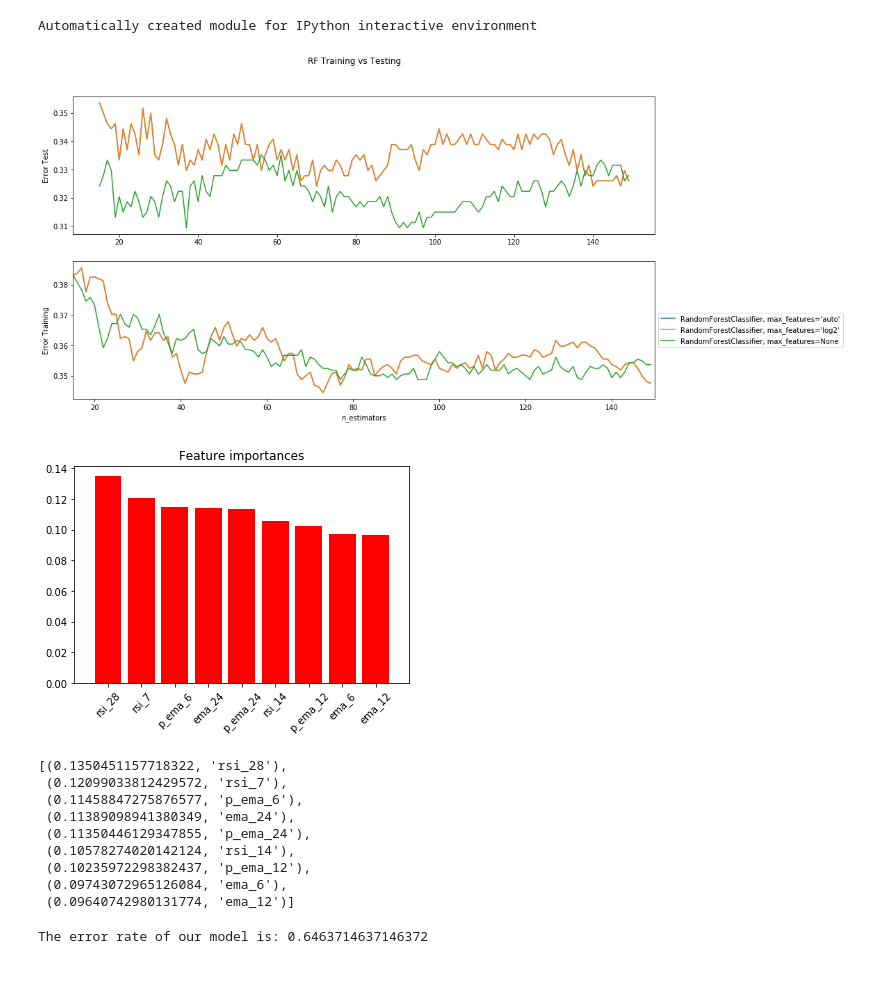
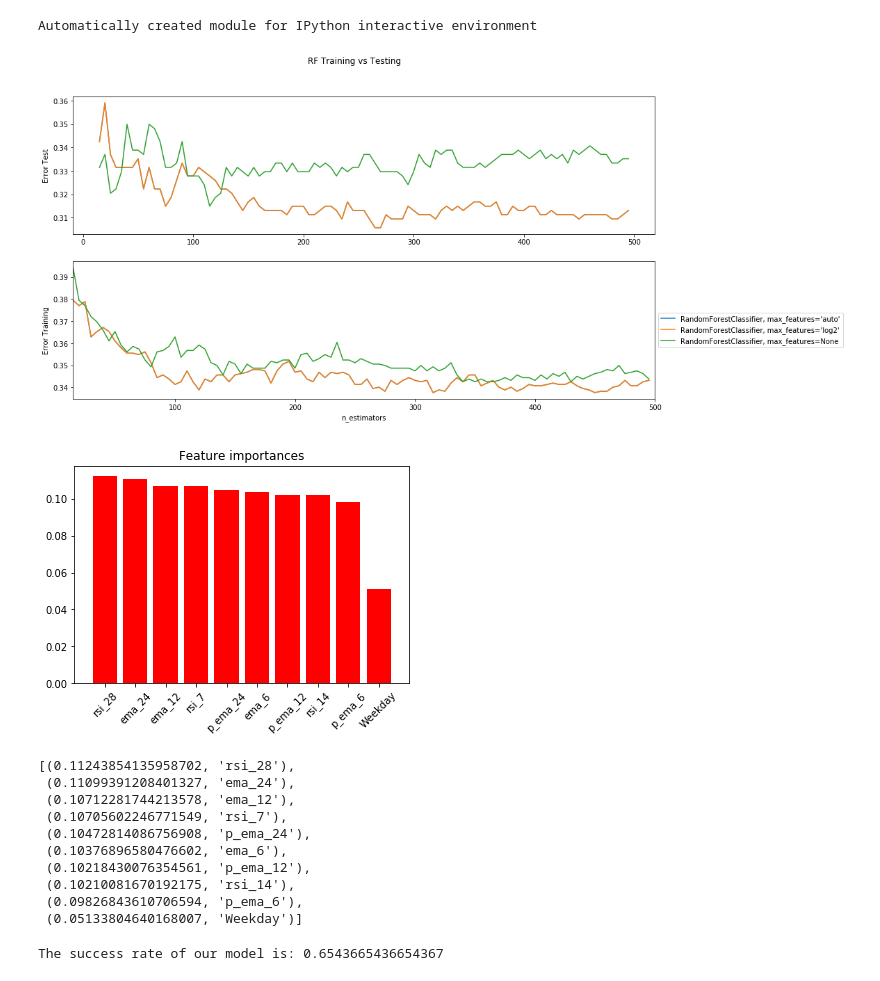
Before and after one commit to Frankie-Figz/Arbitra, a Jupyter notebook: simple-presentation.ipynb, the cells around one changed output. Cells and saved outputs as stored; diff of their text form; code cells hidden in the pictures.

```diff
--- a/simple-presentation.ipynb
+++ b/simple-presentation.ipynb
@@ -148,6 +156,10 @@ df
 # Clean NaN values
 df = ta.utils.dropna(df)
 # %%
+def day_of_week_standard_form(string_date):
+    date_object = dt.datetime.strptime(string_date, "%Y-%m-%d")
+    return date_object.dayofweek
+
 # Exponential Moving Averages indicators
 ema_6 = ta.trend.ema_indicator(close = df["Close"], n = 6)
 ema_12 = ta.trend.ema_indicator(close = df["Close"], n = 12)
@@ -157,6 +169,8 @@ ema_24 = ta.trend.ema_indicator(close = df["Close"], n = 24)
 rsi_14 = ta.momentum.RSIIndicator(df["Close"], n = 14)
 rsi_7 = ta.momentum.RSIIndicator(df["Close"], n = 7)
 rsi_28 = ta.momentum.RSIIndicator(df["Close"], n = 28)
+
+
 
 # Create new columns based on the indicators
 df["ema_6"] = ema_6
@@ -168,6 +182,10 @@ df["p_ema_24"] = df["ema_24"] / df["Close"]
 df["rsi_7"] = rsi_7.rsi()
 df["rsi_14"] = rsi_14.rsi()
 df["rsi_28"] = rsi_28.rsi()
+# df["Weekday"] = df["Date"].map(day_of_week_standard_form)
+
+df["Date"] = df["Date"].map(lambda x: dt.datetime.strptime(x, "%Y-%m-%d"))
+df["Weekday"] = df["Date"].dt.dayofweek
 # %%
 df
 # %% [output]
@@ -193,21 +211,14 @@ df.dropna(inplace = True)
 #
 # License: BSD 3 Clause
 
-import matplotlib.pyplot as plt
-from collections import OrderedDict
-from sklearn.datasets import make_classification
-from sklearn.ensemble import RandomForestClassifier
-
 print(__doc__)
-
 RANDOM_STATE = 123
-
 # Generate a binary classification dataset.
 # X, y = make_classification(n_samples=500, n_features=25,
 #                           n_clusters_per_class=1, n_informative=15,
 #                           random_state=RANDOM_STATE)
 
-X = df[["ema_6", "ema_12", "ema_24", "p_ema_6", "p_ema_12", "p_ema_24", "rsi_7", "rsi_14", "rsi_28"]]
+X = df[["ema_6", "ema_12", "ema_24", "p_ema_6", "p_ema_12", "p_ema_24", "rsi_7", "rsi_14", "rsi_28", "Weekday"]]
 
 y = df["Choice_3"]
 
@@ -235,13 +246,14 @@ error_rate_test = OrderedDict((label, []) for label, _ in ensemble_clfs)
 
 # Range of `n_estimators` values to explore.
 min_estimators = 15
-max_estimators = 150
+max_estimators = 500
+time_step = 5
 from sklearn.model_selection import train_test_split
 
 X_train, X_test, y_train, y_test = train_test_split(X, y, random_state=1)
 
 for label, clf in ensemble_clfs:
-    for i in range(min_estimators, max_estimators):
+    for i in range(min_estimators, max_estimators, time_step):
         clf.set_params(n_estimators=i)
         clf.fit(X_train, y_train)
 
@@ -276,49 +288,69 @@ plt.gca().legend(loc='center left', bbox_to_anchor=(1, 0.5))
 # plt.ylim(0,0.40)
 plt.show()
 # %% [output]
-[figure, old version]
+[figure, new version]
 # %%
 import numpy as np
 labels = []
+
+clf = RandomForestClassifier(warm_start=True, max_features='log2',
+                               oob_score=True,
+                               random_state=RANDOM_STATE)
+
+X_train, X_test, y_train, y_test = train_test_split(X, y, random_state=1)
+
+clf.set_params(n_estimators=350)
+
+clf.fit(X_train, y_train)
+
+# Record the OOB error for each `n_estimators=i` setting.
+oob_error = 1 - clf.oob_score_
+error_rate[label].append((i, oob_error))
+oob_error_test = 1 - clf.score(X_test, y_test)
+error_rate_test[label].append((i, oob_error_test))
+
+# Which variables in the model are important?
 importances = clf.feature_importances_
+
 # std = np.std([tree.feature_importances_ for tree in clf.estimators_],
 #             axis=0)
 indices = np.argsort(importances)[::-1]
 
 # for f in range(X.shape[1]):
 #    print("%d. feature %d (%f)" % (f + 1, indices[f], importances[indices[f]]))
 
 columns = X.columns.values.tolist()
 
 # Plot the impurity-based feature importances of the forest
 plt.figure()
 plt.title("Feature importances")
 plt.bar(range(X.shape[1]), importances[indices],
         color="r", align="center")
 plt.xticks(range(X.shape[1]), indices,rotation = 45)
 plt.xlim([-1, X.shape[1]])
 
 plt.xticks(ticks = range(X.shape[1]), labels = [columns[i] for i in indices])
 
 plt.show()
 # %% [output]
-[figure, old version]
+[figure, new version]
 # %%
 # We can sort the features by their importance
 indicator_ranking = sorted(zip(clf.feature_importances_, columns), reverse=True)
 indicator_ranking
 # %% [output]
-[(0.1350451157718322, 'rsi_28'),
- (0.12099033812429572, 'rsi_7'),
- (0.11458847275876577, 'p_ema_6'),
- (0.11389098941380349, 'ema_24'),
- (0.11350446129347855, 'p_ema_24'),
- (0.10578274020142124, 'rsi_14'),
- (0.10235972298382437, 'p_ema_12'),
- (0.09743072965126084, 'ema_6'),
- (0.09640742980131774, 'ema_12')]
+[(0.11243854135958702, 'rsi_28'),
+ (0.11099391208401327, 'ema_24'),
+ (0.10712281744213578, 'ema_12'),
+ (0.10705602246771549, 'rsi_7'),
+ (0.10472814086756908, 'p_ema_24'),
+ (0.10376896580476602, 'ema_6'),
+ (0.10218430076354561, 'p_ema_12'),
+ (0.10210081670192175, 'rsi_14'),
+ (0.09826843610706594, 'p_ema_6'),
+ (0.05133804640168007, 'Weekday')]
 # %%
-print(f"The error rate of our model is: {clf.oob_score_}")
+print(f"The success rate of our model is: {clf.oob_score_}")
 # %% [output]
-The error rate of our model is: 0.6463714637146372
+The success rate of our model is: 0.6543665436654367
 # %%
```
Also changed, not shown: parts of 17 cells of this notebook.
